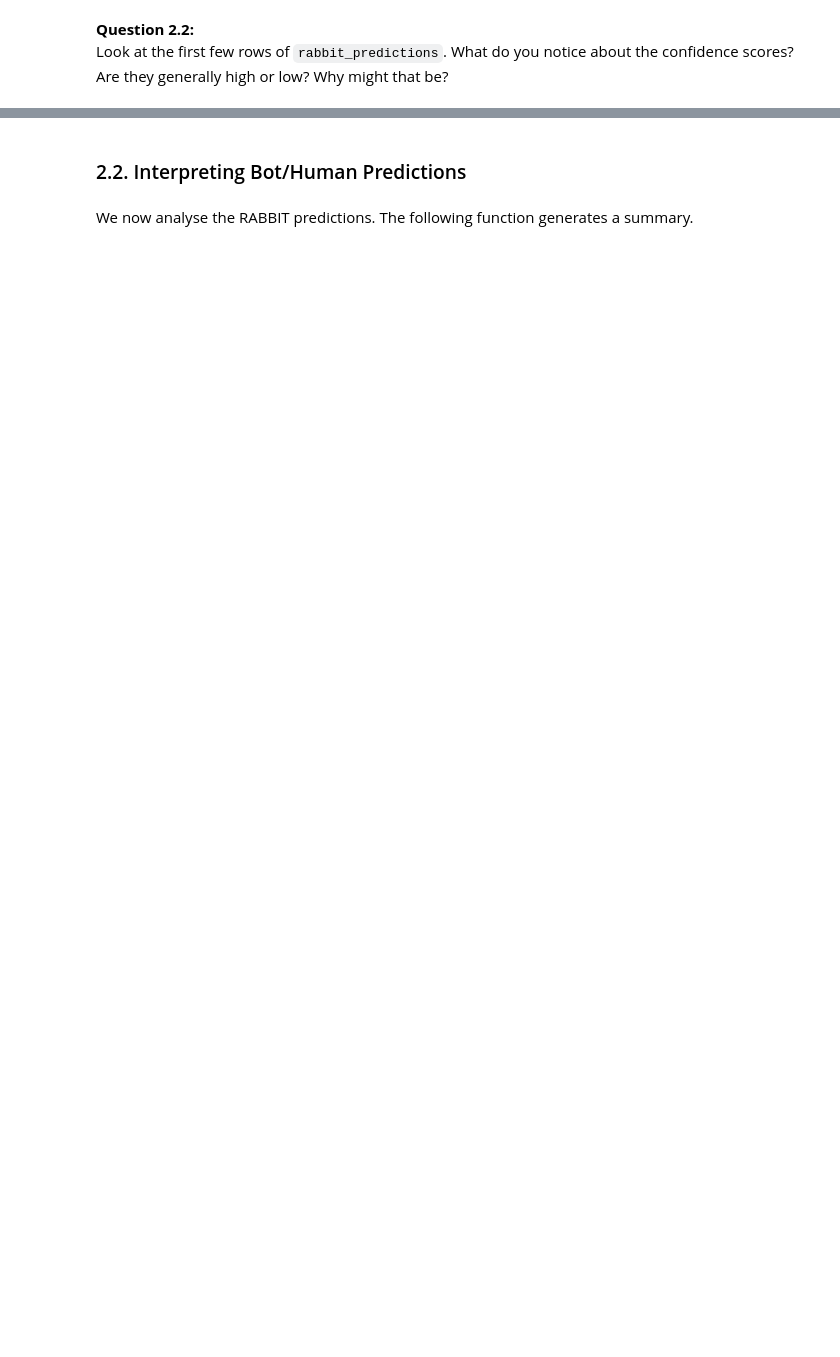
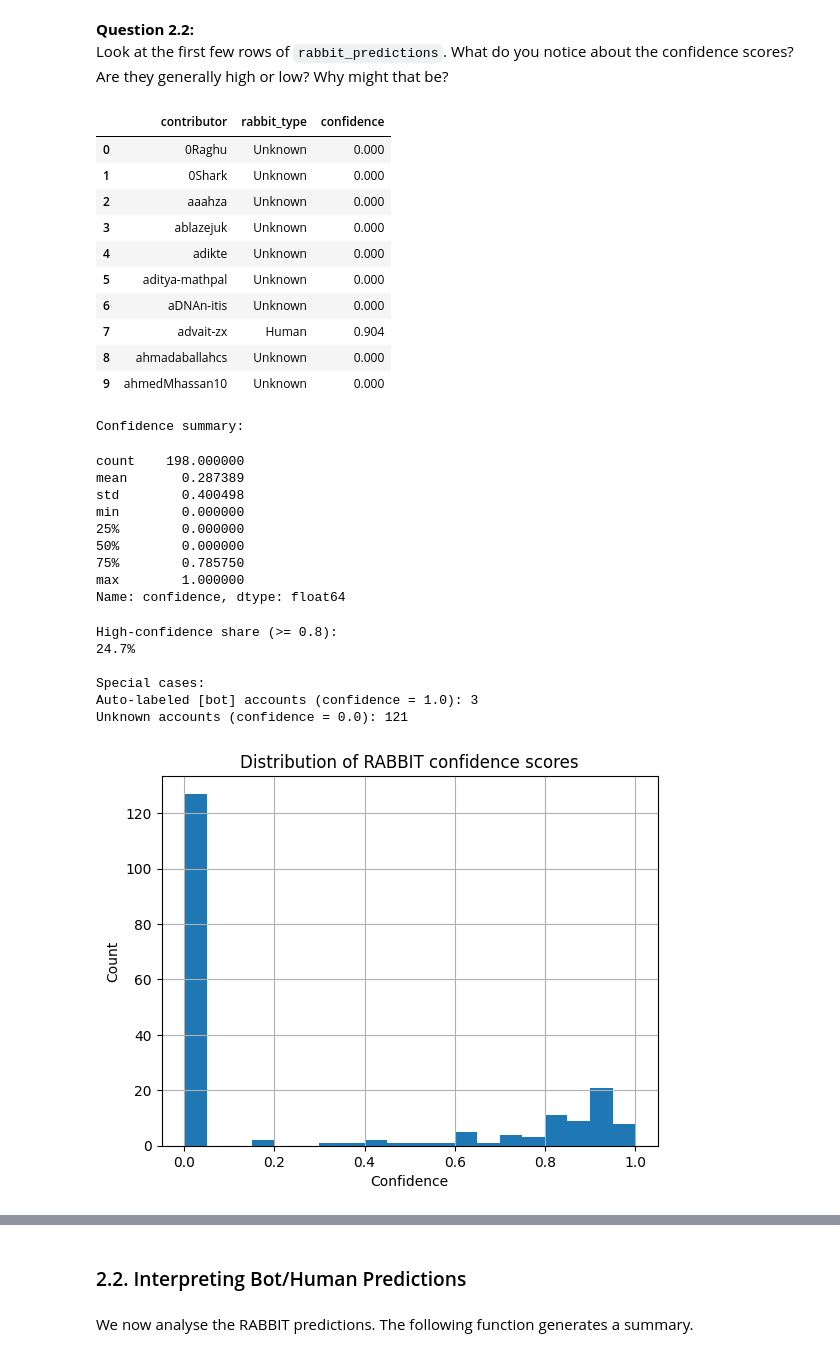
Before and after one commit to oussamahakik/bot-detection-and-roles, a Jupyter notebook: Bots-Template.ipynb, the cells around one changed output, grey strips where cells are left out. Saved outputs shown, nothing was run; the diff lists cells and outputs as text; code cells hidden in the pictures; blank space fills up the shorter version.

Commit message:
answer question 2.3 and add a plot to visualize results

```diff
--- a/Bots-Template.ipynb
+++ b/Bots-Template.ipynb
@@ -659,5 +711,61 @@ display(rabbit_predictions.head(10))
 # %% [markdown]
 **Question 2.2:**
 Look at the first few rows of `rabbit_predictions`. What do you notice about the confidence scores? Are they generally high or low? Why might that be?
+# %%
+# Q2.2 - Inspect confidence scores in rabbit_predictions
+
+display(rabbit_predictions.head(10))
+
+print("\nConfidence summary:")
+display(rabbit_predictions['confidence'].describe())
+
+print("\nHigh-confidence share (>= 0.8):")
+high_share = (rabbit_predictions['confidence'] >= 0.8).mean() * 100
+print(f"{high_share:.1f}%")
+
+print("\nSpecial cases:")
+print("Auto-labeled [bot] accounts (confidence = 1.0):",
+      ((rabbit_predictions['contributor'].str.endswith('[bot]')) &
+       (rabbit_predictions['confidence'] == 1.0)).sum())
+
+print("Unknown accounts (confidence = 0.0):",
+      (rabbit_predictions['rabbit_type'] == 'Unknown').sum())
+
+
+import matplotlib.pyplot as plt
+rabbit_predictions['confidence'].hist(bins=20)
+plt.title("Distribution of RABBIT confidence scores")
+plt.xlabel("Confidence")
+plt.ylabel("Count")
+plt.show()
+# %% [output]
+|  | contributor | rabbit_type | confidence |
+| 0 | 0Raghu | Unknown | 0.000 |
+| 1 | 0Shark | Unknown | 0.000 |
+| 2 | aaahza | Unknown | 0.000 |
+| 3 | ablazejuk | Unknown | 0.000 |
+| 4 | adikte | Unknown | 0.000 |
+| 5 | aditya-mathpal | Unknown | 0.000 |
+| 6 | aDNAn-itis | Unknown | 0.000 |
+| 7 | advait-zx | Human | 0.904 |
+| 8 | ahmadaballahcs | Unknown | 0.000 |
+| 9 | ahmedMhassan10 | Unknown | 0.000 |
+Confidence summary:
+count    198.000000
+mean       0.287389
+std        0.400498
+min        0.000000
+25%        0.000000
+50%        0.000000
+75%        0.785750
+max        1.000000
+Name: confidence, dtype: float64
+High-confidence share (>= 0.8):
+24.7%
+
+Special cases:
+Auto-labeled [bot] accounts (confidence = 1.0): 3
+Unknown accounts (confidence = 0.0): 121
+[figure, added]
 # %% [markdown]
 *Your answer here.*
```
Also changed, not shown: parts of 9 cells of this notebook.
